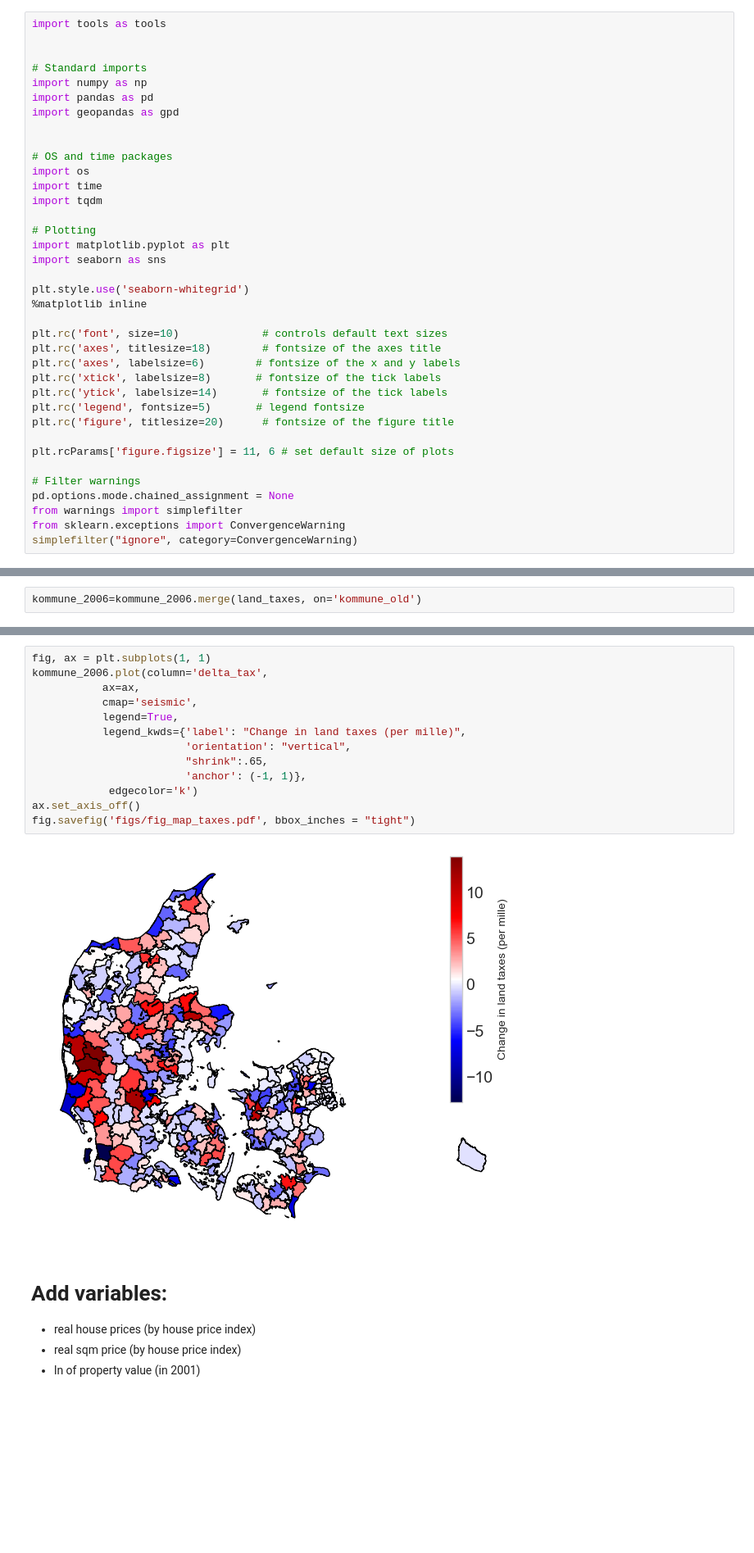
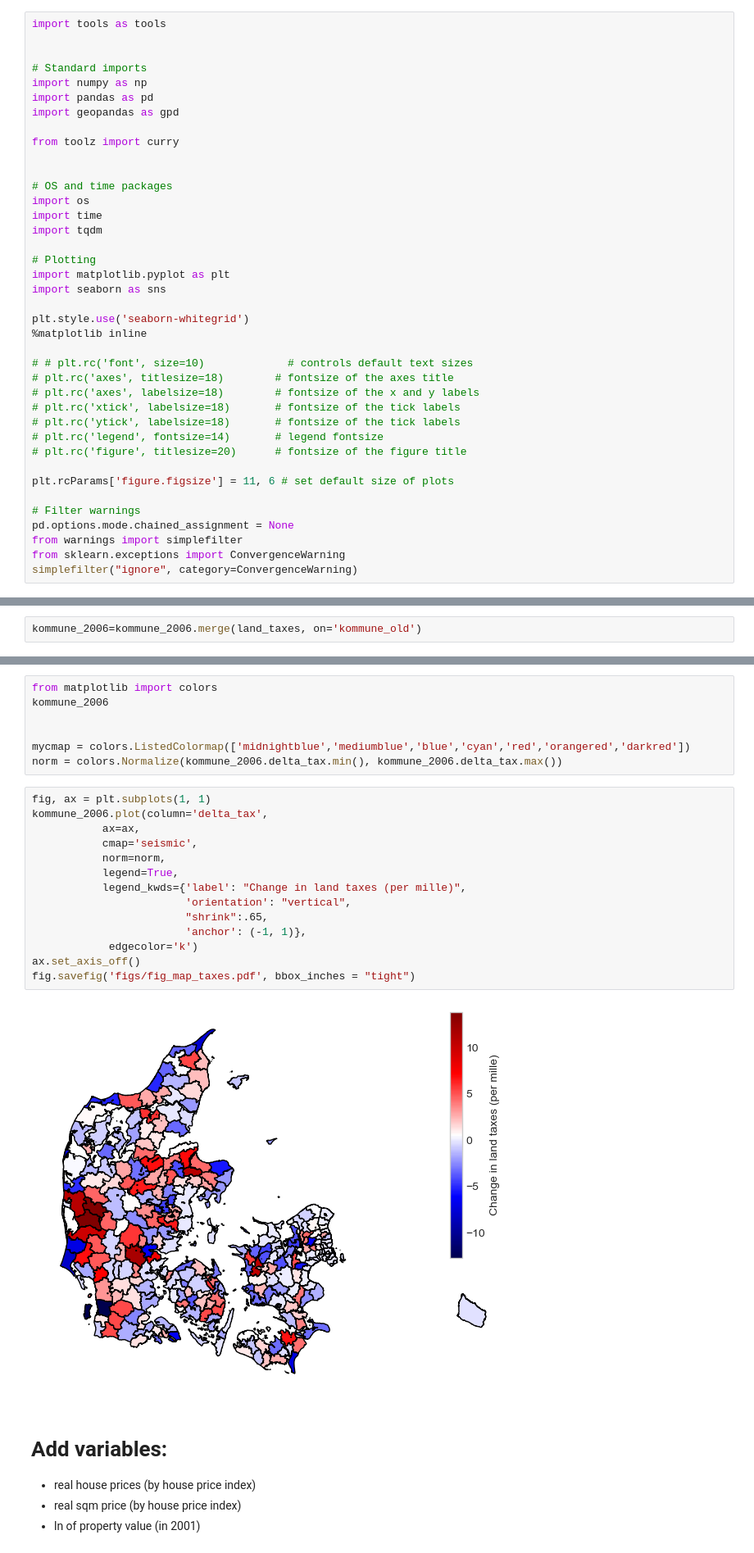
Before and after one commit to jorgenhost/No_taxation_without_capitalization, a Jupyter notebook: main.ipynb, the cells around one changed output, grey strips where cells are left out. Shown at 82% size. Cells and saved outputs as stored; diff of their text form; blank space fills up the shorter version.

```diff
--- a/main.ipynb
+++ b/main.ipynb
@@ -6,6 +6,8 @@ import tools as tools
 import numpy as np
 import pandas as pd
 import geopandas as gpd
+
+from toolz import curry
 
 
 # OS and time packages
@@ -20,13 +22,13 @@ import seaborn as sns
 plt.style.use('seaborn-whitegrid')
 %matplotlib inline
 
-plt.rc('font', size=10)             # controls default text sizes
-plt.rc('axes', titlesize=18)        # fontsize of the axes title
-plt.rc('axes', labelsize=6)        # fontsize of the x and y labels
-plt.rc('xtick', labelsize=8)       # fontsize of the tick labels
-plt.rc('ytick', labelsize=14)       # fontsize of the tick labels
-plt.rc('legend', fontsize=5)       # legend fontsize
-plt.rc('figure', titlesize=20)      # fontsize of the figure title
+# # plt.rc('font', size=10)             # controls default text sizes
+# plt.rc('axes', titlesize=18)        # fontsize of the axes title
+# plt.rc('axes', labelsize=18)        # fontsize of the x and y labels
+# plt.rc('xtick', labelsize=18)       # fontsize of the tick labels
+# plt.rc('ytick', labelsize=18)       # fontsize of the tick labels
+# plt.rc('legend', fontsize=14)       # legend fontsize
+# plt.rc('figure', titlesize=20)      # fontsize of the figure title
 
 plt.rcParams['figure.figsize'] = 11, 6 # set default size of plots
 
@@ -245,18 +297,26 @@ kommune_2006=kommune_2006.merge(land_taxes, on='kommune_old')
+# %%
+from matplotlib import colors
+kommune_2006
+
+
+mycmap = colors.ListedColormap(['midnightblue','mediumblue','blue','cyan','red','orangered','darkred'])
+norm = colors.Normalize(kommune_2006.delta_tax.min(), kommune_2006.delta_tax.max())
 # %%
 fig, ax = plt.subplots(1, 1)
 kommune_2006.plot(column='delta_tax',
            ax=ax,
            cmap='seismic',
+           norm=norm,
            legend=True,
            legend_kwds={'label': "Change in land taxes (per mille)",
                         'orientation': "vertical",
                         "shrink":.65,
                         'anchor': (-1, 1)},
             edgecolor='k')
 ax.set_axis_off()
 fig.savefig('figs/fig_map_taxes.pdf', bbox_inches = "tight")
 # %% [output]
-[figure, old version]
+[figure, new version]
 # %% [markdown]
 # Add variables:
 - real house prices (by house price index)
```
Also changed, not shown: parts of 19 cells of this notebook, 4 other files.
